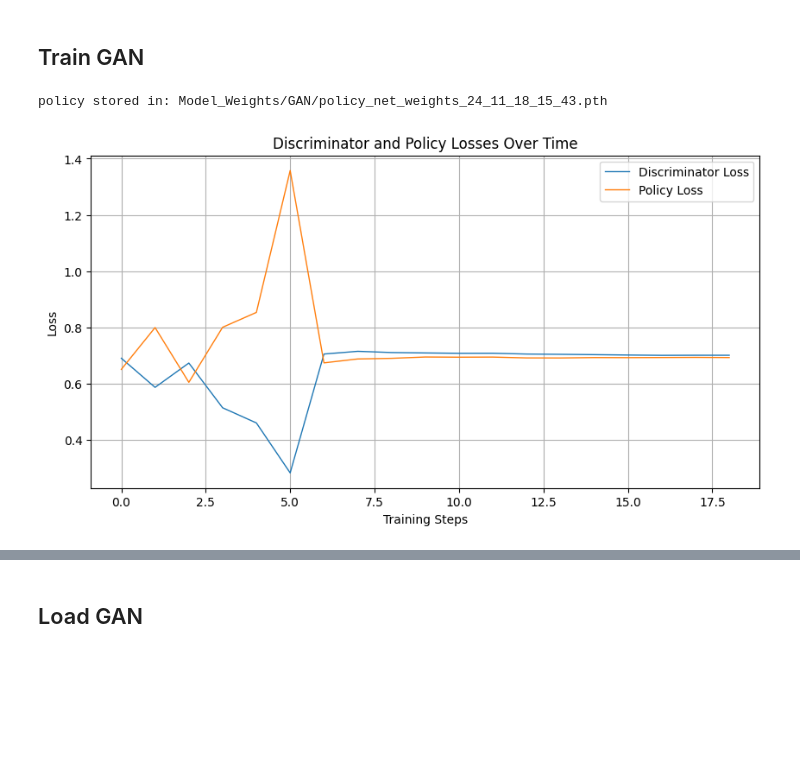
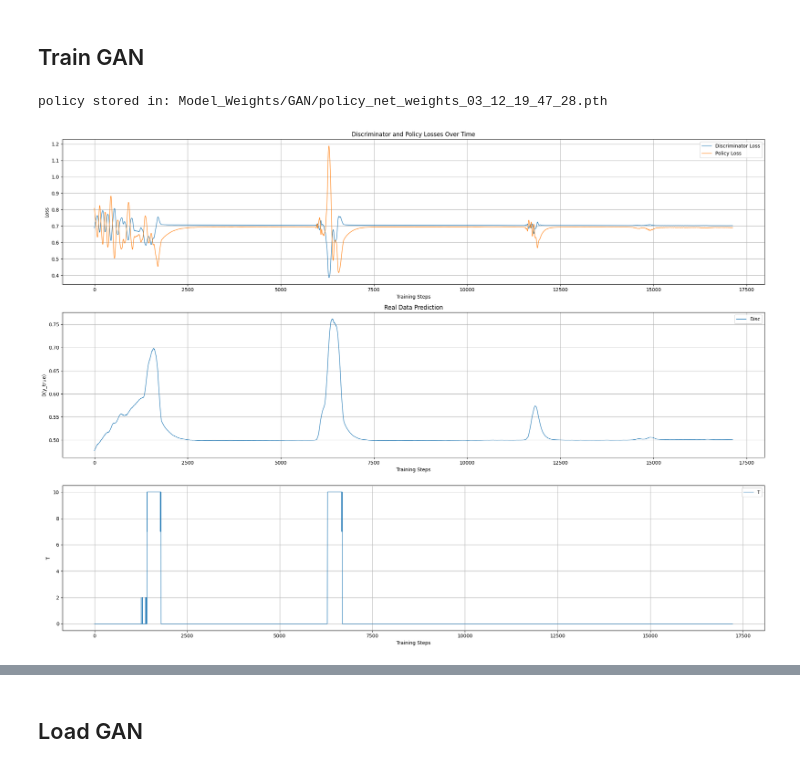
Before and after one commit to newmanga/GenPol, a Jupyter notebook: test.ipynb, the cells around one changed output, grey strips where cells are left out. Drawn from its saved outputs; the diff is of its cells as text; code cells hidden in the pictures; blank space fills up the shorter version.

```diff
--- a/test.ipynb
+++ b/test.ipynb
@@ -150,27 +163,58 @@ policy = GaussianMLPPolicy(env_dim,
                            noise_scale=noise_scale,
                            num_epochs_per_step=pol_int_epochs)
 train_gan(epochs, dataloader, discriminator, policy, losses)
-# %%
-time = datetime.now().strftime("%d_%m_%H_%M_%S")
-path = GAN_WEIGHTS_PATH /  f"policy_net_weights_{time}.pth"
-torch.save(policy, path)
-print(f"policy stored in: {path}")
-
-plt.figure(figsize=(10, 5))
-plt.plot(losses["disc"], label="Discriminator Loss", linewidth=1)
-plt.plot(losses["pol"], label="Policy Loss", linewidth=1)
-plt.xlabel("Training Steps")
-plt.ylabel("Loss")
-plt.title("Discriminator and Policy Losses Over Time")
-plt.legend()
-plt.grid(True)
-
-path = f"gan_plots/loss_{time}.png"
-plt.savefig(path, dpi=300, bbox_inches="tight")
-plt.show()
-# %% [output]
-policy stored in: Model_Weights/GAN/policy_net_weights_24_11_18_15_43.pth
-[figure, removed]
+# %%
+def moving_average(data, window_size=100):
+    return np.convolve(data, np.ones(window_size)/window_size, mode='valid')
+
+time = datetime.now().strftime("%d_%m_%H_%M_%S")
+path = GAN_WEIGHTS_PATH /  f"policy_net_weights_{time}.pth"
+torch.save(policy, path)
+print(f"policy stored in: {path}")
+
+fig, axes = plt.subplots(3, 1, figsize=(21, 15))
+
+axes = axes.flatten()
+
+axes[0].plot(moving_average(losses["loss/discriminator"]), label="Discriminator Loss", linewidth=1)
+axes[0].plot(moving_average(losses["loss/generator"]), label="Policy Loss", linewidth=1)
+axes[0].set_xlabel("Training Steps")
+axes[0].set_ylabel("Loss")
+axes[0].set_title("Discriminator and Policy Losses Over Time")
+axes[0].legend()
+axes[0].grid(True)
+
+axes[1].plot(moving_average(losses["real_pred"]), label="Disc", linewidth=1)
+axes[1].set_xlabel("Training Steps")
+axes[1].set_ylabel("D(y_true)")
+axes[1].set_title("Real Data Prediction")
+axes[1].legend()
+axes[1].grid(True)
+
+real_pred_array = np.array(losses["real_pred"])
+overfitting_metric = np.sign(real_pred_array - 0.6)
+
+T = np.zeros_like(overfitting_metric)
+p = np.zeros_like(overfitting_metric)
+for i in range(1,T.shape[0]):
+    adjust = overfitting_metric[i-1] / t_rate
+    p[i] = (p[i-1] + adjust).clip(min=0., max=1.)
+    T[i] = int((t_max - 0)*p[i])
+
+axes[2].plot(T, label="T", linewidth=1)
+axes[2].set_xlabel("Training Steps")
+axes[2].set_ylabel("T")
+# axes[2].set_title("T")
+axes[2].legend()
+axes[2].grid(True)
+
+plt.tight_layout()
+path = f"gan_plots/loss_{time}.png"
+plt.savefig(path, dpi=300, bbox_inches="tight")
+plt.show()
+# %% [output]
+policy stored in: Model_Weights/GAN/policy_net_weights_03_12_19_47_28.pth
+[figure, added]
 # %%
 fig, axes = plt.subplots(2, 3, figsize=(15, 10))
 
```
Also changed, not shown: parts of 8 cells of this notebook, 6 other files.
